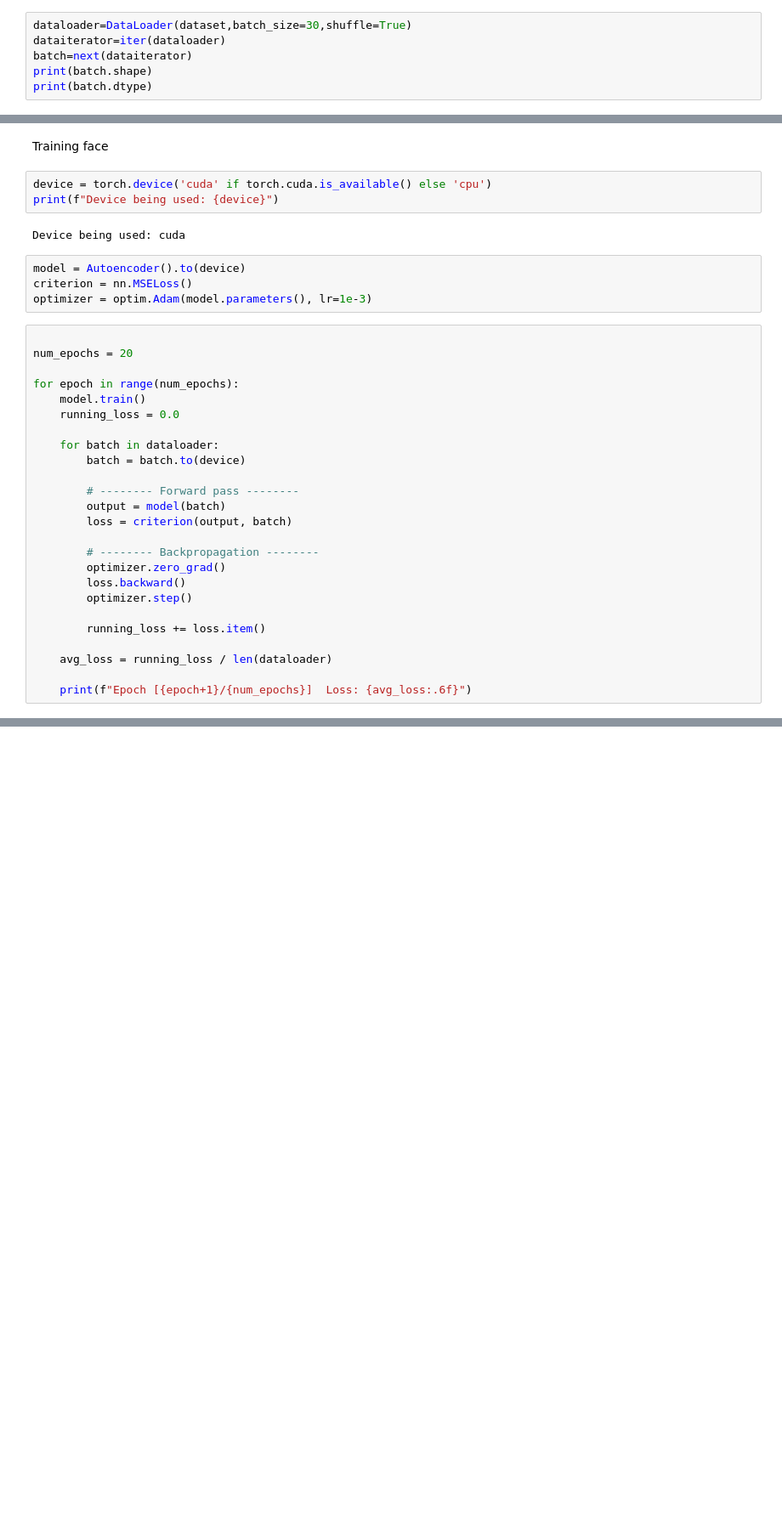
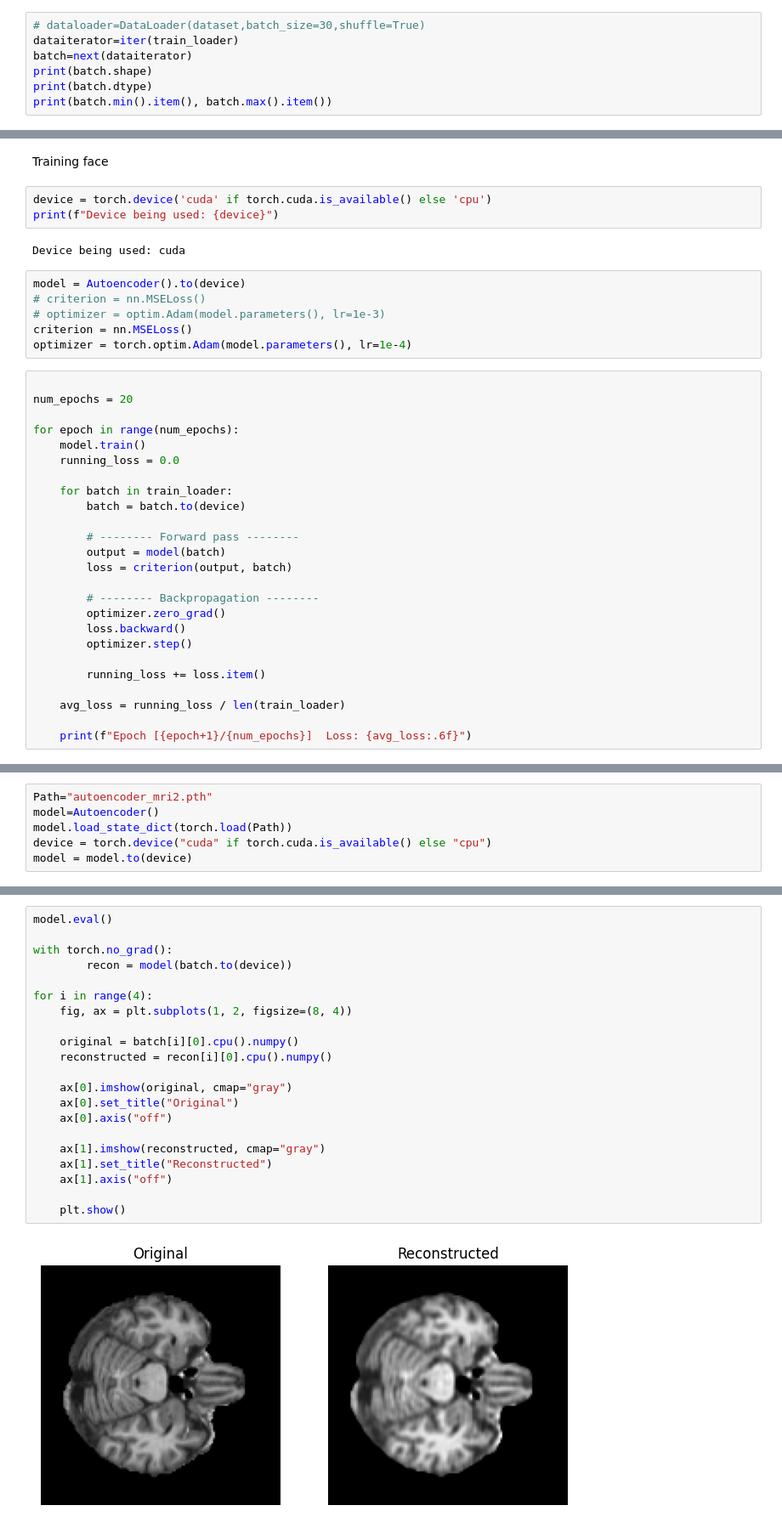
Before and after one commit to Lurker2005/BRAINMRI_Anomaly, a Jupyter notebook: Coding/model.ipynb, the cells around one changed output, grey strips where cells are left out. Shown at 85% size. Saved outputs shown, nothing was run; the diff lists cells and outputs as text; blank space fills up the shorter version.

```diff
--- a/Coding/model.ipynb
+++ b/Coding/model.ipynb
@@ -52,9 +77,10 @@ plt.show()
 # %% [markdown]
 Loading dataset for feading the gpu effecient to train the data and so onn
 # %%
-dataloader=DataLoader(dataset,batch_size=30,shuffle=True)
-dataiterator=iter(dataloader)
+# dataloader=DataLoader(dataset,batch_size=30,shuffle=True)
+dataiterator=iter(train_loader)
 batch=next(dataiterator)
 print(batch.shape)
 print(batch.dtype)
+print(batch.min().item(), batch.max().item())
 # %% [output]
@@ -159,8 +227,10 @@ print(f"Device being used: {device}")
 Device being used: cuda
 # %%
 model = Autoencoder().to(device)
+# criterion = nn.MSELoss()
+# optimizer = optim.Adam(model.parameters(), lr=1e-3)
 criterion = nn.MSELoss()
-optimizer = optim.Adam(model.parameters(), lr=1e-3)
+optimizer = torch.optim.Adam(model.parameters(), lr=1e-4)
 # %%
 
 num_epochs = 20
@@ -169,7 +239,7 @@ for epoch in range(num_epochs):
     model.train()
     running_loss = 0.0
 
-    for batch in dataloader:
+    for batch in train_loader:
         batch = batch.to(device)
 
         # -------- Forward pass --------
@@ -183,7 +253,7 @@ for epoch in range(num_epochs):
 
         running_loss += loss.item()
 
-    avg_loss = running_loss / len(dataloader)
+    avg_loss = running_loss / len(train_loader)
 
     print(f"Epoch [{epoch+1}/{num_epochs}]  Loss: {avg_loss:.6f}")
 # %% [output]
@@ -209,0 +285,6 @@ Epoch [20/20]  Loss: 0.000052
+# %%
+Path="autoencoder_mri2.pth"
+model=Autoencoder()
+model.load_state_dict(torch.load(Path))
+device = torch.device("cuda" if torch.cuda.is_available() else "cpu")
+model = model.to(device)
@@ -209,0 +293,23 @@ Epoch [20/20]  Loss: 0.000052
+# %%
+model.eval()
+
+with torch.no_grad():
+        recon = model(batch.to(device))
+
+for i in range(4):
+    fig, ax = plt.subplots(1, 2, figsize=(8, 4))
+
+    original = batch[i][0].cpu().numpy()
+    reconstructed = recon[i][0].cpu().numpy()
+
+    ax[0].imshow(original, cmap="gray")
+    ax[0].set_title("Original")
+    ax[0].axis("off")
+
+    ax[1].imshow(reconstructed, cmap="gray")
+    ax[1].set_title("Reconstructed")
+    ax[1].axis("off")
+
+    plt.show()
+# %% [output]
+[figure, added]
```
Also changed, not shown: parts of 17 cells of this notebook.
